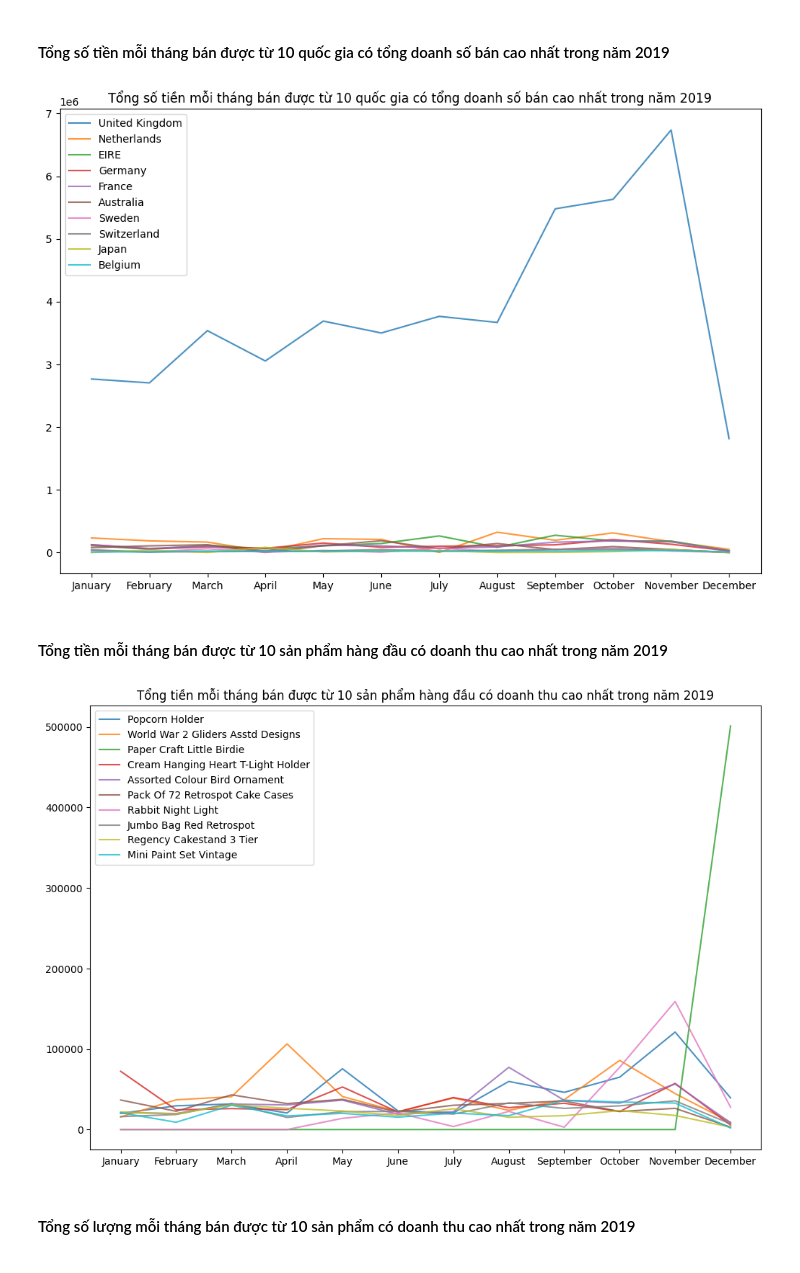
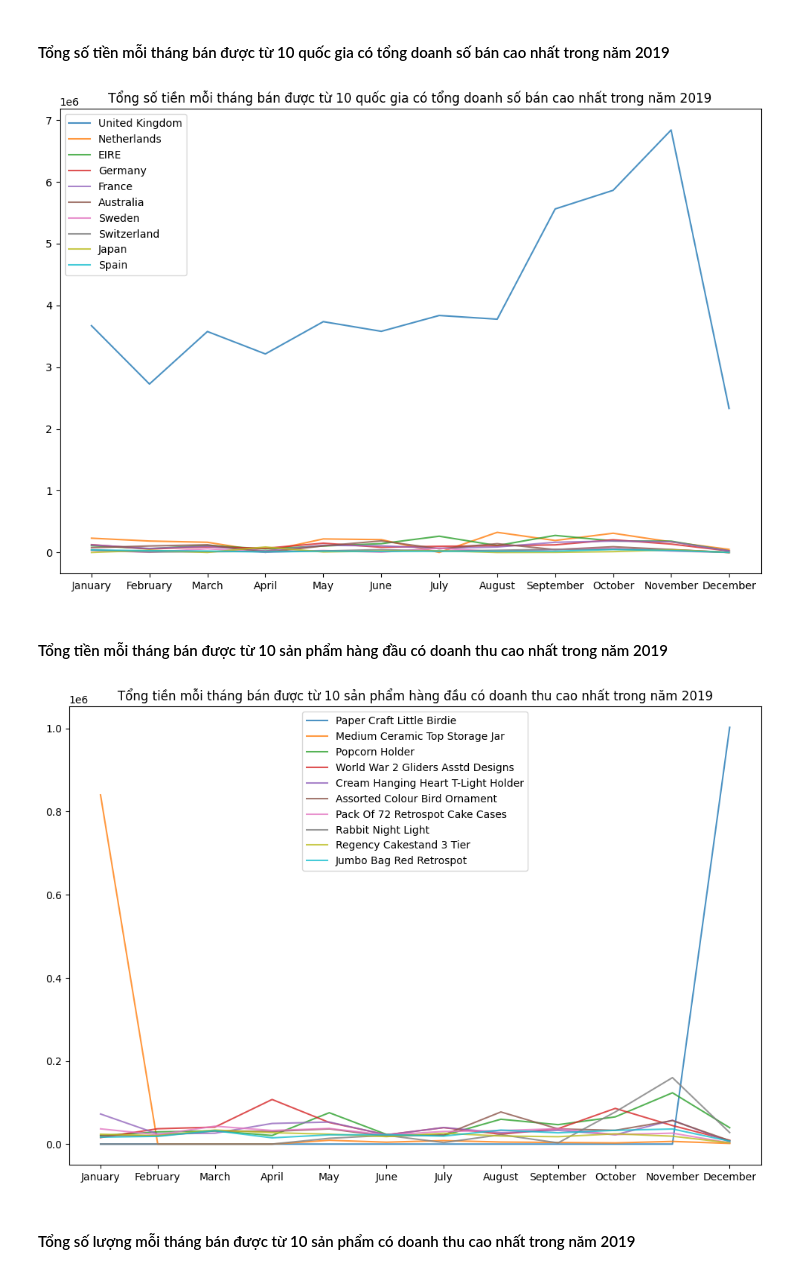
Before and after one commit to n0aHVN/Uni_DataMining_Final, a Jupyter notebook: Code.ipynb, the cells around one changed output. Saved outputs shown, nothing was run; the diff lists cells and outputs as text; code cells hidden in the pictures.

```diff
--- a/Code.ipynb
+++ b/Code.ipynb
@@ -420,12 +492,12 @@ plt.show()
 #### 10 quốc gia có doanh số mua hàng cao nhất
 # %%
 # Variable to Store
-listCountry = data['Country'].unique()
+listCountry = data_without_outlier['Country'].unique()
 listTotalMoney = []
 
 # Loop to Store Data
 for i in listCountry:
-    totalMoney = round(data['TotalMoney'].loc[data['Country'] == i].sum(),2)
+    totalMoney = round(data_without_outlier['TotalMoney'].loc[data_without_outlier['Country'] == i].sum(),2)
     listTotalMoney.append(totalMoney)
 
 # Dictionary for Dataframe
@@ -472,12 +542,12 @@ dfCountry.to_csv("./data/dfCountry.csv")
 # Variable to Store
 listMonth = []
 listTotalMoney = []
-for i in data['Month'].unique():
+for i in data_without_outlier['Month'].unique():
     monthName = dt.datetime.strptime(str(i), "%m")
     monthName = monthName.strftime("%B")
     listMonth.append(monthName)
-for i in data['Month'].unique():
-    totalMoney = round(data['TotalMoney'].loc[(data['Month']==i)&(data['Year']==2019)].sum(),2)
+for i in data_without_outlier['Month'].unique():
+    totalMoney = round(data_without_outlier['TotalMoney'].loc[(data_without_outlier['Month']==i)&(data_without_outlier['Year']==2019)].sum(),2)
     listTotalMoney.append(totalMoney)
 
 # Dictionary for DataFrame
@@ -513,6 +581,6 @@ dfMonth.to_csv("./data/dfMonth.csv")
 # %%
 def searchTotalMoney(country,month):
-    return round(data['TotalMoney'].loc[(data['Country'] == country)&(data['Month'] == month)].sum(),2)
+    return round(data_without_outlier['TotalMoney'].loc[(data_without_outlier['Country'] == country)&(data_without_outlier['Month'] == month)].sum(),2)
 
 def searchHighestTotalMoneyCountry(month):
     listMoney = []
@@ -528,7 +596,7 @@ def searchHighestTotalMoneyCountry(month):
 listTotalMoney = []
 listHighCountry = []
 
-for i in data['Month'].unique():
+for i in data_without_outlier['Month'].unique():
     templist = searchHighestTotalMoneyCountry(i)
     listTotalMoney.append(templist[0])
     listHighCountry.append(templist[1])
@@ -569,9 +635,9 @@ listMonthTopTen = listMonth
 
 for i in topTenCountry:
     totalMoneyCountry = []
-    for j in data['Month'].unique():
-        moenyCountry = round(data['TotalMoney'].loc[(data['Country']==i)&((data['Month']==j)&(data['Year']==2019))].sum(),2)
-        totalMoneyCountry.append(moenyCountry)
+    for j in data_without_outlier['Month'].unique():
+        moneyCountry = round(data_without_outlier['TotalMoney'].loc[(data_without_outlier['Country']==i)&((data_without_outlier['Month']==j)&(data_without_outlier['Year']==2019))].sum(),2)
+        totalMoneyCountry.append(moneyCountry)
     totalMoneyCountry.reverse()
     plt.plot(listMonthTopTen, totalMoneyCountry,alpha = 0.8)
 
@@ -579,27 +645,27 @@ plt.title('Tổng số tiền mỗi tháng bán được từ 10 quốc gia có
 plt.legend(topTenCountry)
 plt.show()
 # %% [output]
-[figure, old version]
+[figure, new version]
 # %% [markdown]
 #### Tổng tiền mỗi tháng bán được từ 10 sản phẩm hàng đầu có doanh thu cao nhất trong năm 2019
 # %%
 plt.figure(figsize = (12,8))
 listProductNo = dfProduct['ProductNo'].unique().copy()
 listProductName = dfProduct['ProductName'].unique().copy()
 
 for i in listProductNo:
     totalMoneyCountry = []
-    for j in data['Month'].unique():
-        moenyCountry = round(data['TotalMoney'].loc[(data['ProductNo']==i)&((data['Month']==j)&(data['Year']==2019))].sum(),2)
+    for j in data_without_outlier['Month'].unique():
+        moenyCountry = round(data_without_outlier['TotalMoney'].loc[(data_without_outlier['ProductNo']==i)&((data_without_outlier['Month']==j)&(data_without_outlier['Year']==2019))].sum(),2)
         totalMoneyCountry.append(moenyCountry)
     totalMoneyCountry.reverse()
     plt.plot(listMonthTopTen, totalMoneyCountry,alpha = 0.8)
 
 plt.title('Tổng tiền mỗi tháng bán được từ 10 sản phẩm hàng đầu có doanh thu cao nhất trong năm 2019')
 plt.legend(listProductName)
 plt.show()
 # %% [output]
-[figure, old version]
+[figure, new version]
 # %% [markdown]
 #### Tổng số lượng mỗi tháng bán được từ 10 sản phẩm có doanh thu cao nhất trong năm 2019
 # %%
```
Also changed, not shown: parts of 36 cells of this notebook, 8 other files.
